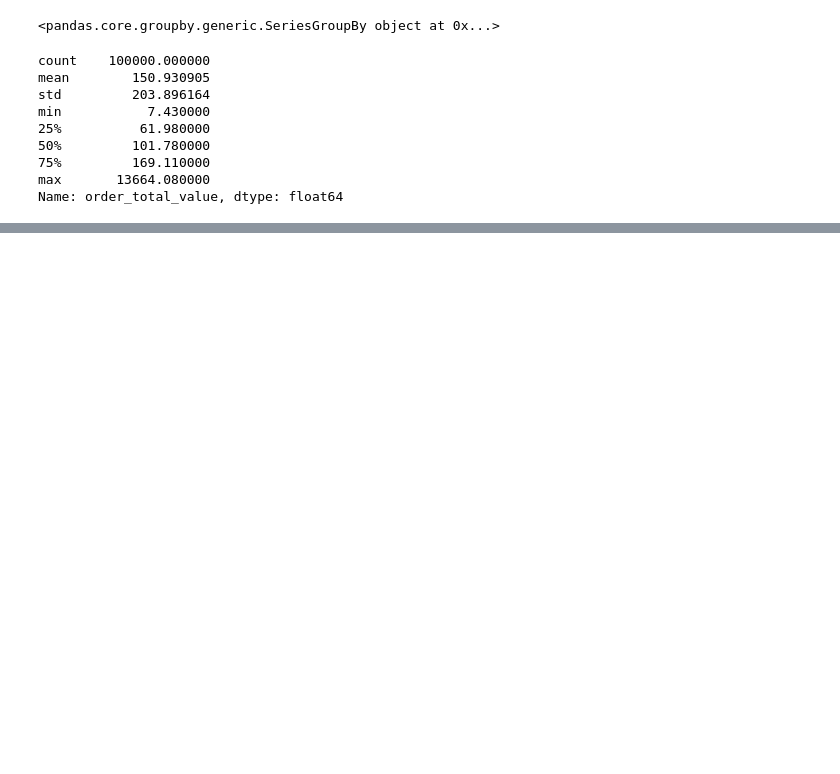
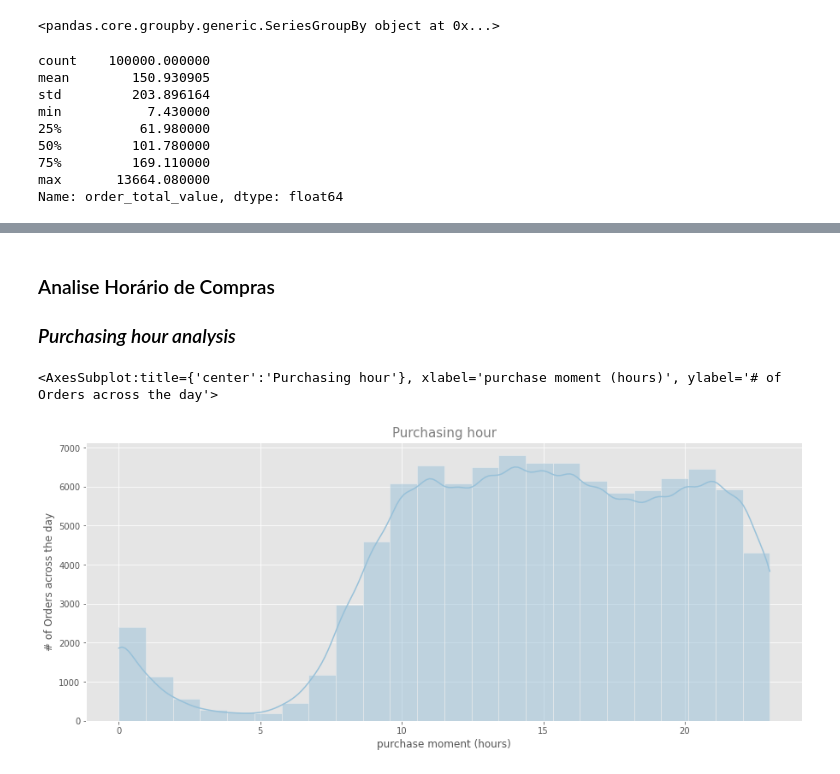
Before and after one commit to rimellegari/e-commerce, a Jupyter notebook: customer.ipynb, the cells around one changed output, grey strips where cells are left out. Drawn from its saved outputs; the diff is of its cells as text; code cells hidden in the pictures; blank space fills up the shorter version.

```diff
--- a/customer.ipynb
+++ b/customer.ipynb
@@ -408,0 +376,14 @@ plt.xlim([0, 2000])
+# %% [markdown]
+### Analise Horário de Compras
+
+### *Purchasing hour analysis*
+# %%
+df_olist['purchase_hour'] = df_olist['order_purchase_timestamp'].dt.hour
+plt.figure(figsize=(15,6))
+plt.title('Purchasing hour', size=15, color='#7e7e7e')
+plt.xlabel('purchase moment')
+plt.ylabel('# of Orders across the day')
+sns.histplot(df_olist['purchase_hour'],kde=True, bins=24, color='#98c1d9')
+# %% [output]
+<AxesSubplot:title={'center':'Purchasing hour'}, xlabel='purchase moment (hours)', ylabel='# of Orders across the day'>
+[figure, added]
```
Also changed, not shown: parts of 20 cells of this notebook.
